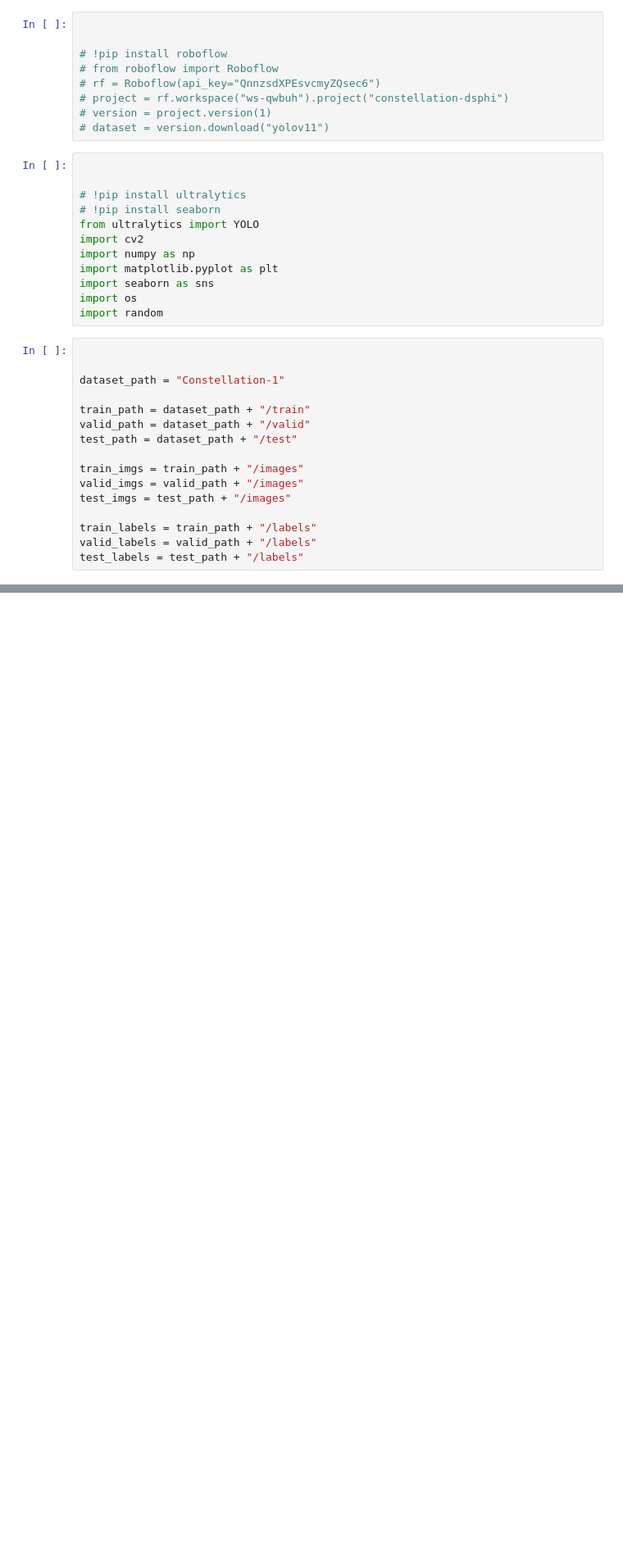
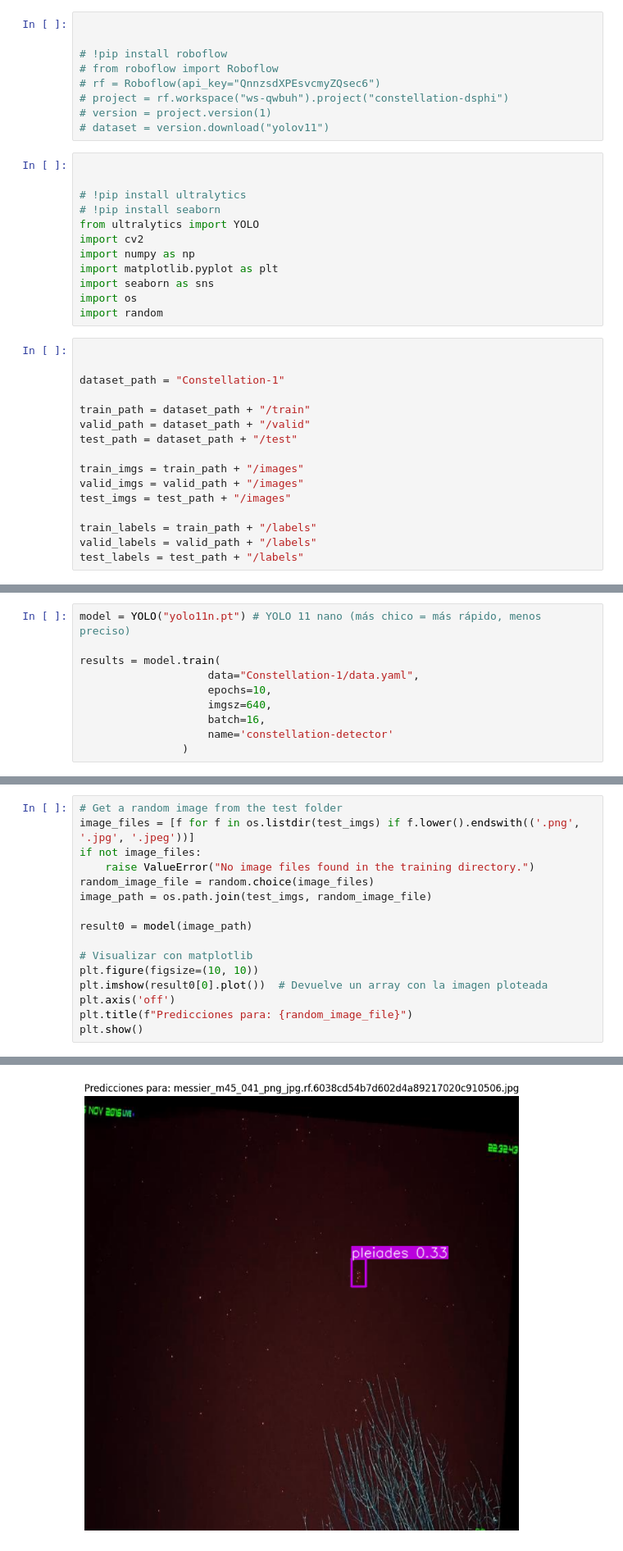
Before and after one commit to ArcaloJade/TPF-VisionArtificial, a Jupyter notebook: main.ipynb, the cells around one changed output, grey strips where cells are left out. Shown at 82% size. Cells and saved outputs as stored; diff of their text form; blank space fills up the shorter version.

Commit message:
Nanomodelo YOLOv11 entrenado con CPU (muy lento). Usar Colab de ahora en mas para entrenar.

```diff
--- a/main.ipynb
+++ b/main.ipynb
@@ -77,0 +81,10 @@ Constellation-1/train/images/2022-11-29-00-00-00-s_png_jpg.rf.a0d4a3640ee9d8ab97
+# %%
+model = YOLO("yolo11n.pt") # YOLO 11 nano (más chico = más rápido, menos preciso)
+
+results = model.train(
+                    data="Constellation-1/data.yaml",
+                    epochs=10,
+                    imgsz=640,
+                    batch=16,
+                    name='constellation-detector'
+                )
@@ -77,0 +141,17 @@ Constellation-1/train/images/2022-11-29-00-00-00-s_png_jpg.rf.a0d4a3640ee9d8ab97
+# %%
+# Get a random image from the test folder
+image_files = [f for f in os.listdir(test_imgs) if f.lower().endswith(('.png', '.jpg', '.jpeg'))]
+if not image_files:
+    raise ValueError("No image files found in the training directory.")
+random_image_file = random.choice(image_files)
+image_path = os.path.join(test_imgs, random_image_file)
+
+result0 = model(image_path)
+
+# Visualizar con matplotlib
+plt.figure(figsize=(10, 10))
+plt.imshow(result0[0].plot())  # Devuelve un array con la imagen ploteada
+plt.axis('off')
+plt.title(f"Predicciones para: {random_image_file}")
+plt.show()
+# %% [output]
@@ -77,0 +160 @@ Constellation-1/train/images/2022-11-29-00-00-00-s_png_jpg.rf.a0d4a3640ee9d8ab97
+[figure, added]
```
Also changed, not shown: parts of 3 cells of this notebook, 30 other files.
